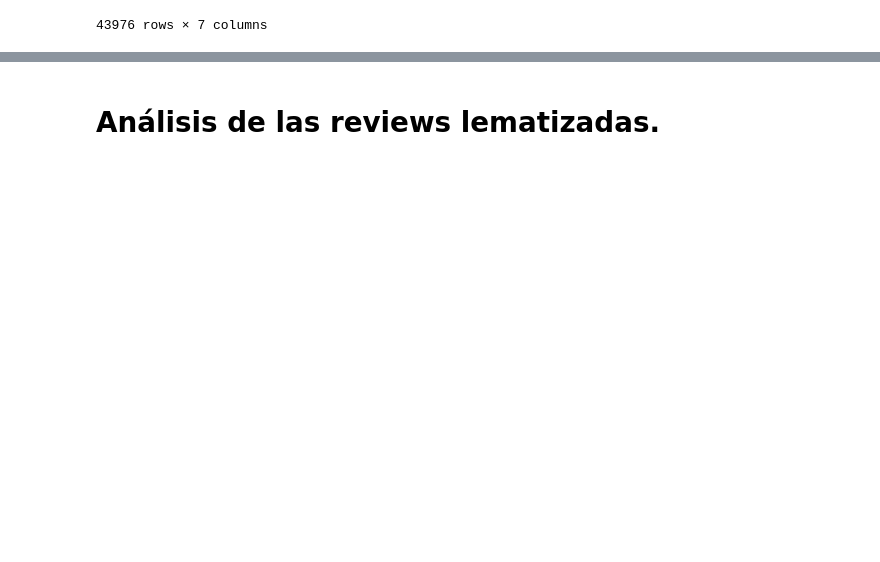
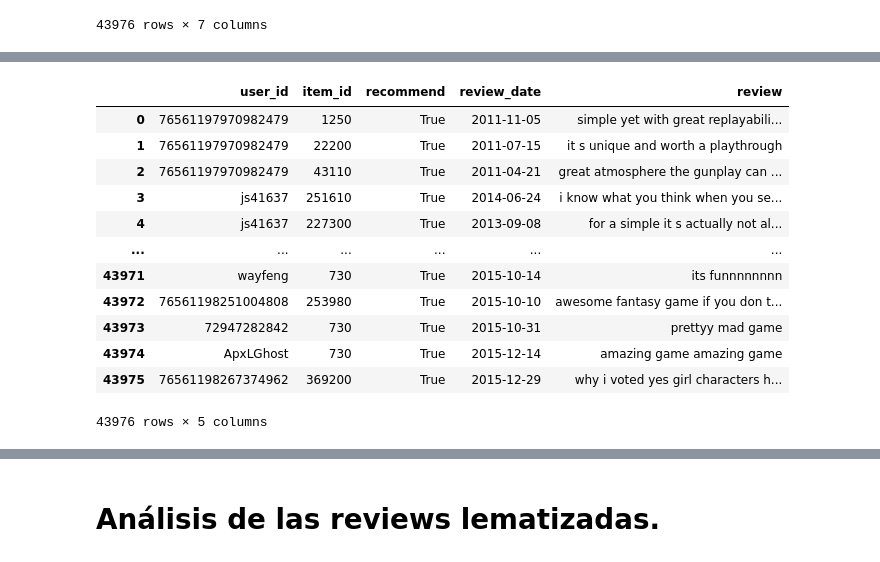
Before and after one commit to DaAnMaGi/PI_ML_OPS, a Jupyter notebook: formulacion/formulacion_datos.ipynb, the cells around one changed output, grey strips where cells are left out. Saved outputs shown, nothing was run; the diff lists cells and outputs as text; code cells hidden in the pictures; blank space fills up the shorter version.

```diff
--- a/formulacion/formulacion_datos.ipynb
+++ b/formulacion/formulacion_datos.ipynb
@@ -259,7 +254,7 @@ reviews = pd.read_json(ruta_reviews_lang,compression="gzip",encoding="utf-8",con
 # Se crea una nueva columna en reviews para guardar las traducciones.
 reviews["translation"] = ""
 
-#Se procede a traducir cada uno de las reviews que no están en inglés.
+#Se procede a traducir cada uno de las reviews.
 for row in range(reviews.shape[0]):
     # Si el texto está en inglés, no se traduce.
     if reviews.loc[row, "language"] == "en":
@@ -267,8 +262,8 @@ for row in range(reviews.shape[0]):
     # Si el texto está en otro idioma, se busca traducir al inglés.
     else:
         try:
-            translator = Translator(to_lang="en",from_lang=reviews.loc[row, "language"])
-            translation = translator.translate(reviews.loc[row, "review_clean"])
-            reviews.loc[row, "translation"] = translation
+            translator = Translator()
+            translation = translator.translate(reviews.loc[row, "review_clean"], dest="en")
+            reviews.loc[row, "translation"] = translation.text
         except Exception as e:
             reviews.loc[row, "translation"] = "no review"
@@ -291,3 +269,0 @@ reviews[reviews["language"] == "zh-cn"]
-# %%
-# Se transliteran los caracteres de "review" a ASCII
-reviews["review"] = reviews["review"].apply(unidecode)
@@ -319,0 +287,20 @@ reviews_en
+# %%
+# Tras la traducción se decide eliminar las columnas de "review" anteriores,
+# dejando únicamente la traducción y la del lenguaje.
+reviews_trans = reviews.drop(columns=["review", "review_clean", "language"]).rename(columns={"translation": "review"})
+# %%
+reviews_trans
+# %% [output]
+|  | user_id | item_id | recommend | review_date | review |
+| 0 | 76561197970982479 | 1250 | True | 2011-11-05 | simple yet with great replayabili... |
+| 1 | 76561197970982479 | 22200 | True | 2011-07-15 | it s unique and worth a playthrough |
+| 2 | 76561197970982479 | 43110 | True | 2011-04-21 | great atmosphere the gunplay can ... |
+| 3 | js41637 | 251610 | True | 2014-06-24 | i know what you think when you se... |
+| 4 | js41637 | 227300 | True | 2013-09-08 | for a simple it s actually not al... |
+| ... | ... | ... | ... | ... | ... |
+| 43971 | wayfeng | 730 | True | 2015-10-14 | its funnnnnnnn |
+| 43972 | 76561198251004808 | 253980 | True | 2015-10-10 | awesome fantasy game if you don t... |
+| 43973 | 72947282842 | 730 | True | 2015-10-31 | prettyy mad game |
+| 43974 | ApxLGhost | 730 | True | 2015-12-14 | amazing game amazing game |
+| 43975 | 76561198267374962 | 369200 | True | 2015-12-29 | why i voted yes girl characters h... |
+43976 rows × 5 columns
```
Also changed, not shown: parts of 20 cells of this notebook.
